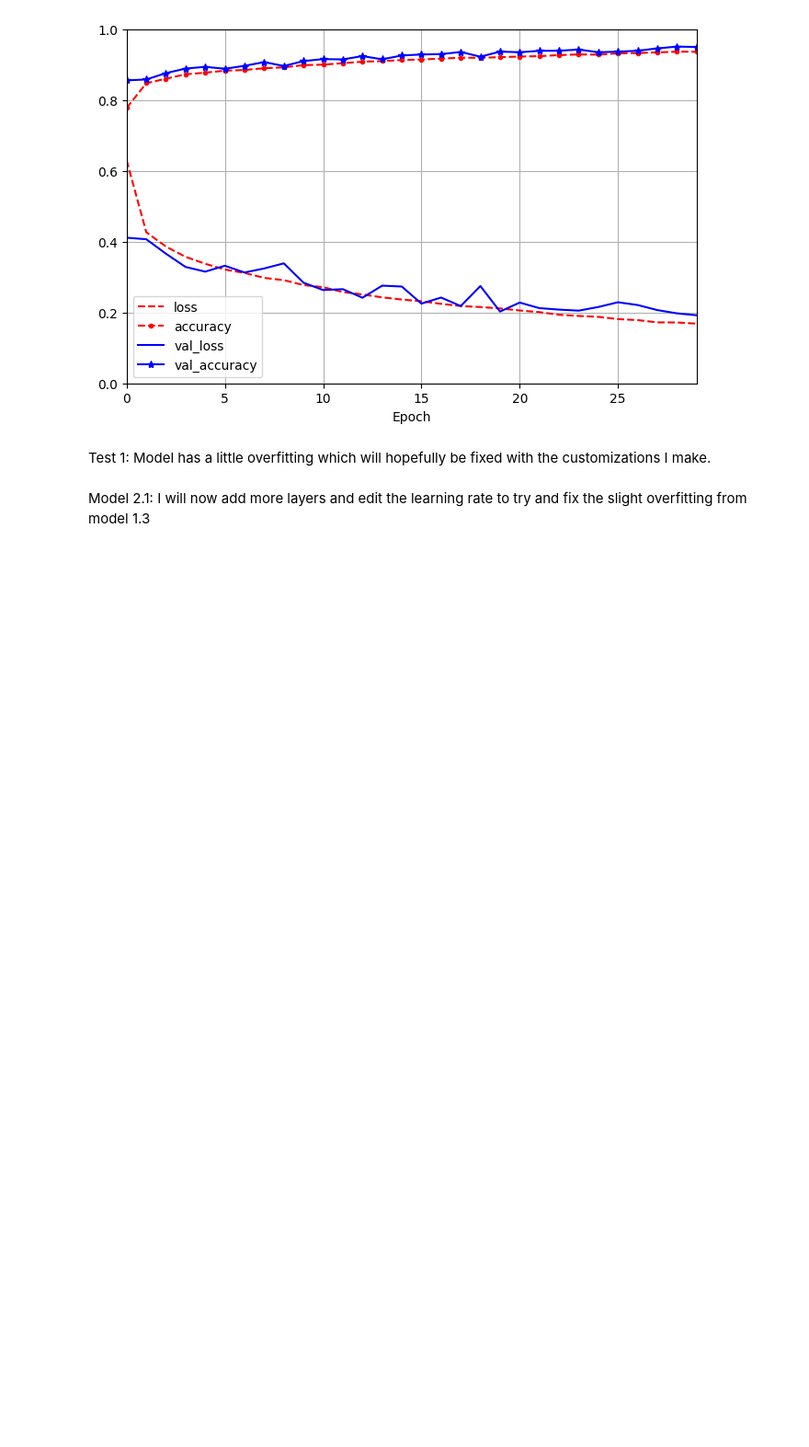
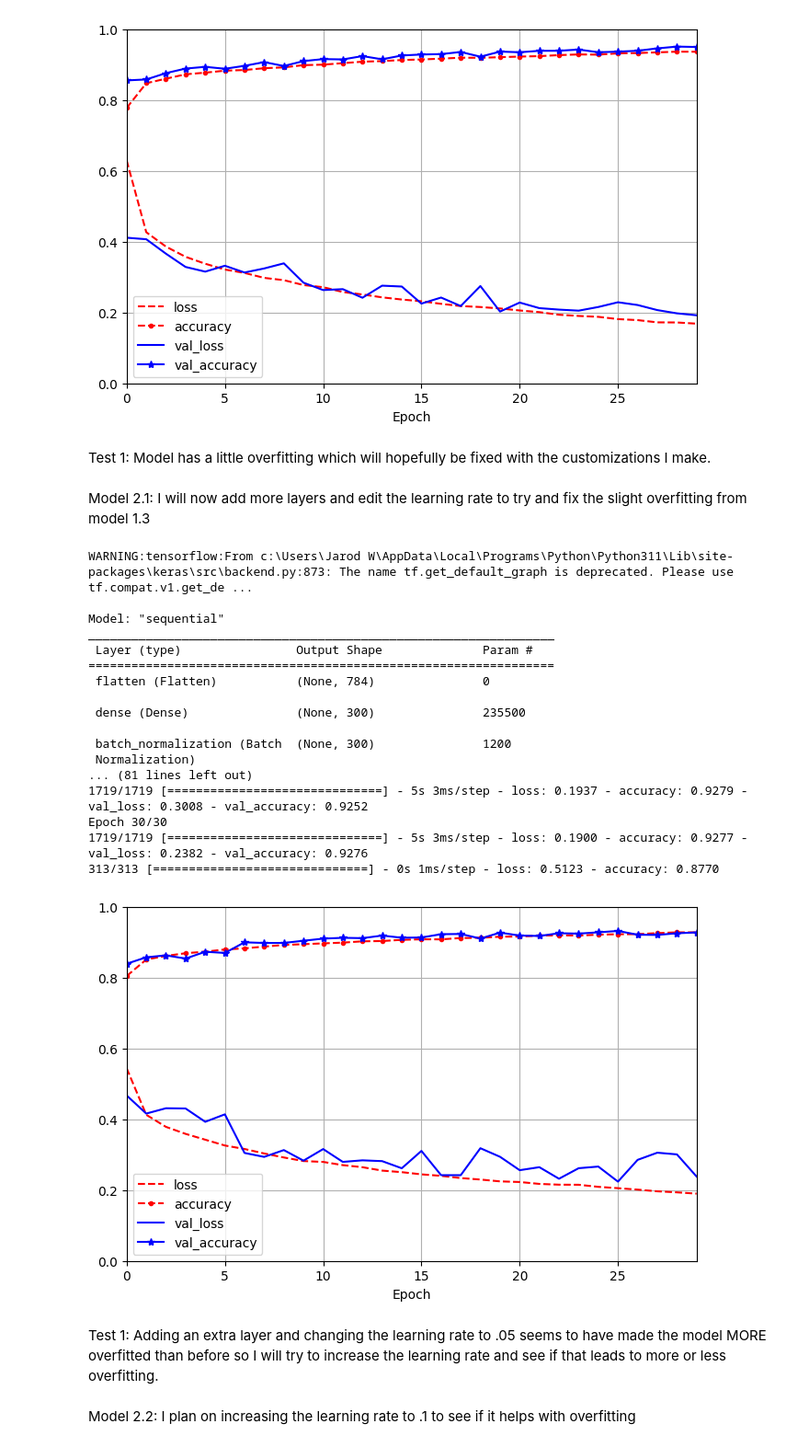
Before and after one commit to lennymuldoon/Project2, a Jupyter notebook: Muldoon_CM2_Project2.ipynb, the cells around one changed output. Shown at 92% size. Cells and saved outputs as stored; diff of their text form; code cells hidden in the pictures; blank space fills up the shorter version.

```diff
--- a/Muldoon_CM2_Project2.ipynb
+++ b/Muldoon_CM2_Project2.ipynb
@@ -98,32 +98,55 @@ model2_1.add(tf.keras.layers.Dense(200, activation="relu"))
 #dropout layer moved
 model2_1.add(tf.keras.layers.Dropout(.2))
 #more hidden layers
 model2_1.add(tf.keras.layers.Dense(150, activation="relu"))
 #added this layer
 model2_1.add(tf.keras.layers.Dense(100, activation="relu"))
 model2_1.add(tf.keras.layers.Dense(50, activation="relu"))
 model2_1.add(tf.keras.layers.Dense(10, activation="softmax"))
 
 model2_1.summary()
 
 #Step 3 - Compile the model
 #edited learning rate to .05 instead of .01
 model2_1.compile(loss="sparse_categorical_crossentropy",
               optimizer = tf.keras.optimizers.SGD(learning_rate=0.05),
               metrics=["accuracy"])
 
 #Step 4 - Train and evaluate model
-history2_3 = model2_1.fit(X_train, y_train, epochs=30,
+history2_1 = model2_1.fit(X_train, y_train, epochs=30,
                     validation_data=(X_valid, y_valid))
 
 #Step 5 - Check for overfitting and retest if needed (STOP HERE BASED ON ASSIGNMENT REQS)
 mse_test, rmse_test = model2_1.evaluate(X_test, y_test)
 
 #Step 6 - Visualize the data
 import matplotlib.pyplot as plt
 import pandas as pd
 
-pd.DataFrame(history2_3.history).plot(
+pd.DataFrame(history2_1.history).plot(
     figsize=(8, 5), xlim=[0, 29], ylim=[0, 1], grid=True, xlabel="Epoch",
     style=["r--", "r--.", "b-", "b-*"])
 plt.show()
+# %% [output]
+WARNING:tensorflow:From c:\Users\Jarod W\AppData\Local\Programs\Python\Python311\Lib\site-packages\keras\src\backend.py:873: The name tf.get_default_graph is deprecated. Please use tf.compat.v1.get_de ...
+
+Model: "sequential"
+_________________________________________________________________
+ Layer (type)                Output Shape              Param #
+=================================================================
+ flatten (Flatten)           (None, 784)               0
+
+ dense (Dense)               (None, 300)               235500
+
+ batch_normalization (Batch  (None, 300)               1200
+ Normalization)
+... (81 lines left out)
+1719/1719 [==============================] - 5s 3ms/step - loss: 0.1937 - accuracy: 0.9279 - val_loss: 0.3008 - val_accuracy: 0.9252
+Epoch 30/30
+1719/1719 [==============================] - 5s 3ms/step - loss: 0.1900 - accuracy: 0.9277 - val_loss: 0.2382 - val_accuracy: 0.9276
+313/313 [==============================] - 0s 1ms/step - loss: 0.5123 - accuracy: 0.8770
+[figure, added]
+# %% [markdown]
+Test 1: Adding an extra layer and changing the learning rate to .05 seems to have made the model MORE overfitted than before so I will try to increase the learning rate and see if that leads to more or less overfitting.
+# %% [markdown]
+Model 2.2: I plan on increasing the learning rate to .1 to see if it helps with overfitting
```
Also changed, not shown: parts of 1 cell of this notebook.
